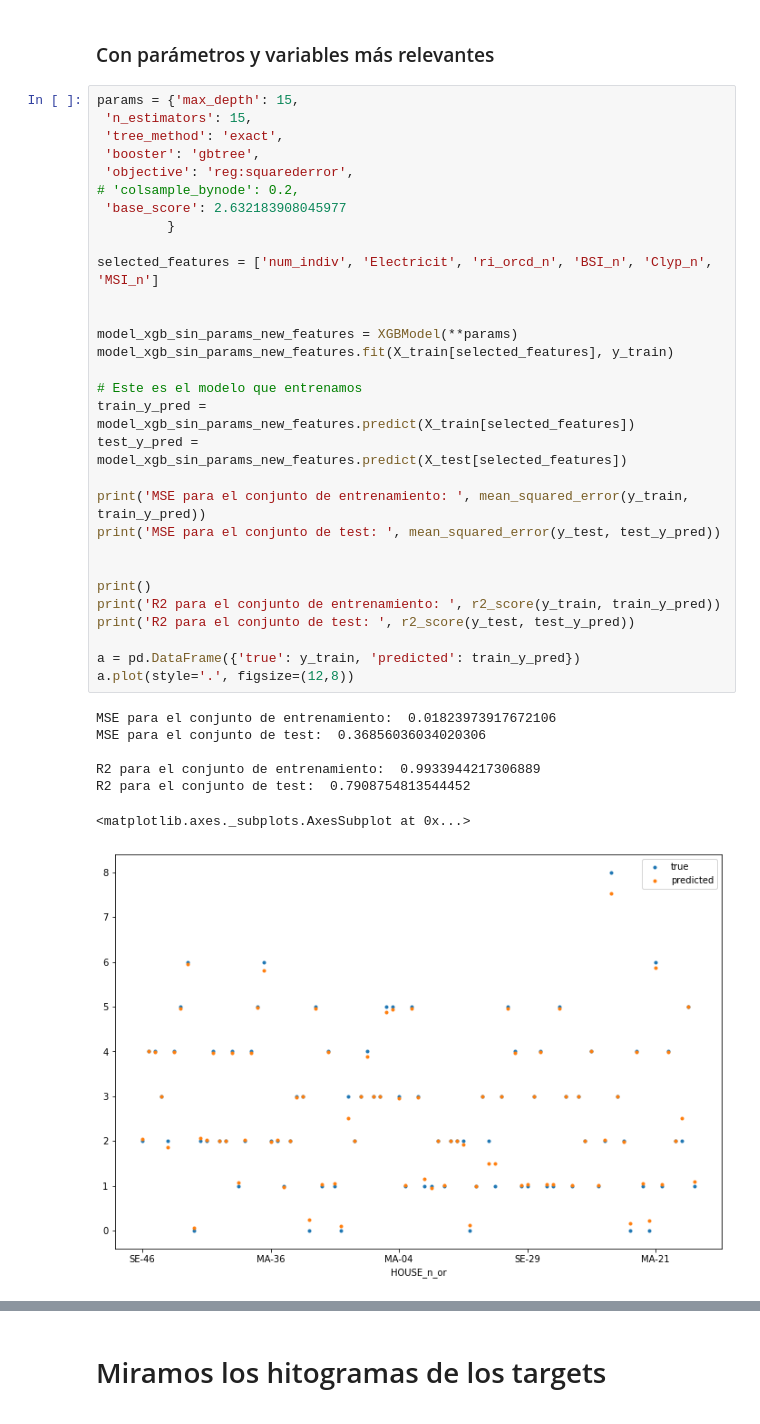
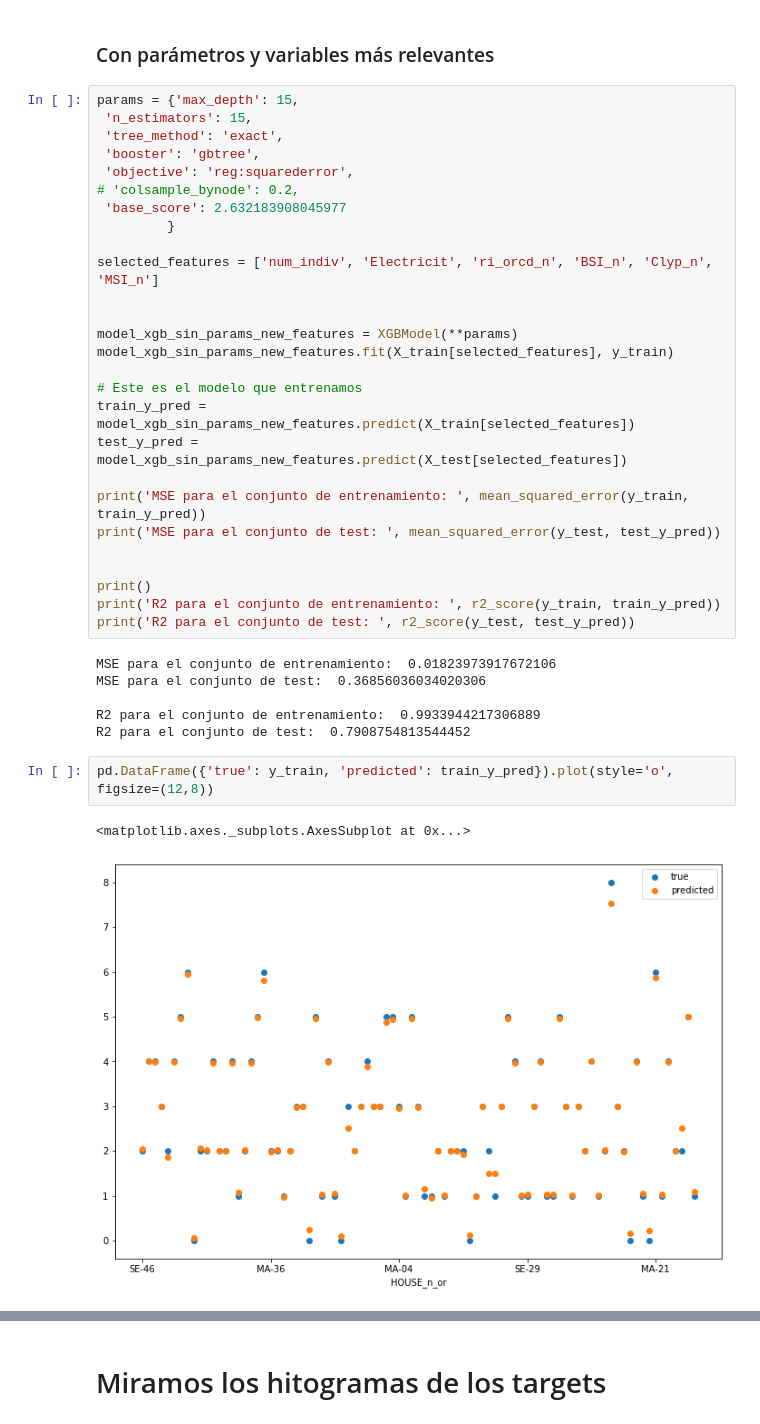
Before and after one commit to juansca/geohelmintos-modeling, a Jupyter notebook: notebooks/validating_model.ipynb, the cells around one changed output, grey strips where cells are left out. Saved outputs shown, nothing was run; the diff lists cells and outputs as text.

Commit message:
Change plot style

```diff
--- a/notebooks/validating_model.ipynb
+++ b/notebooks/validating_model.ipynb
@@ -538,16 +538,16 @@ print('MSE para el conjunto de test: ', mean_squared_error(y_test, test_y_pred))
 print()
 print('R2 para el conjunto de entrenamiento: ', r2_score(y_train, train_y_pred))
 print('R2 para el conjunto de test: ', r2_score(y_test, test_y_pred))
-
-a = pd.DataFrame({'true': y_train, 'predicted': train_y_pred})
-a.plot(style='.', figsize=(12,8))
 # %% [output]
 MSE para el conjunto de entrenamiento:  0.01823973917672106
 MSE para el conjunto de test:  0.36856036034020306
 
 R2 para el conjunto de entrenamiento:  0.9933944217306889
 R2 para el conjunto de test:  0.7908754813544452
-<matplotlib.axes._subplots.AxesSubplot at 0x...>
-[figure, removed]
+# %%
+pd.DataFrame({'true': y_train, 'predicted': train_y_pred}).plot(style='o', figsize=(12,8))
+# %% [output]
+<matplotlib.axes._subplots.AxesSubplot at 0x...>
+[figure, added]
 # %%
 b = pd.DataFrame({'true': y_test, 'predicted': test_y_pred})
```
Also changed, not shown: parts of 4 cells of this notebook.
